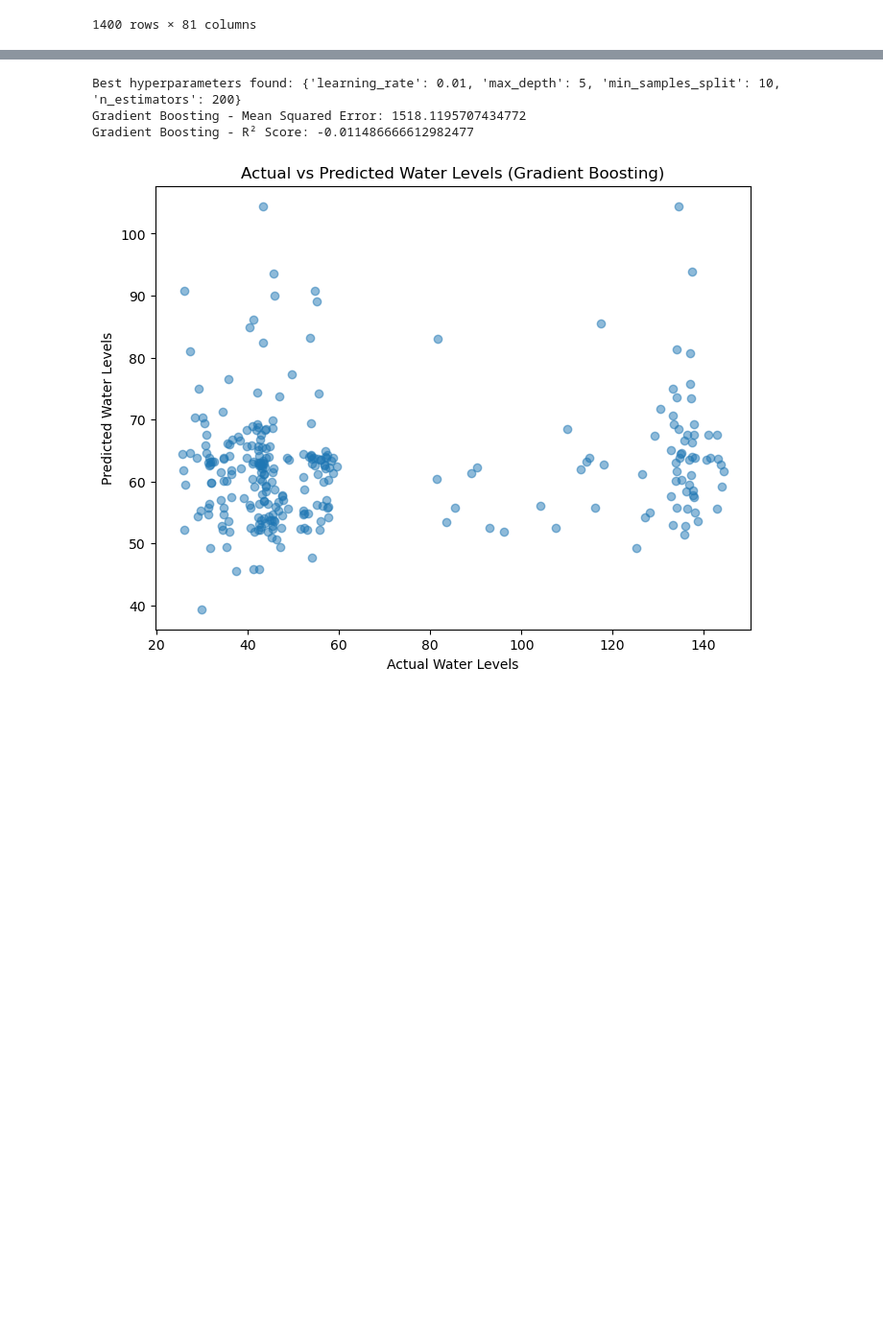
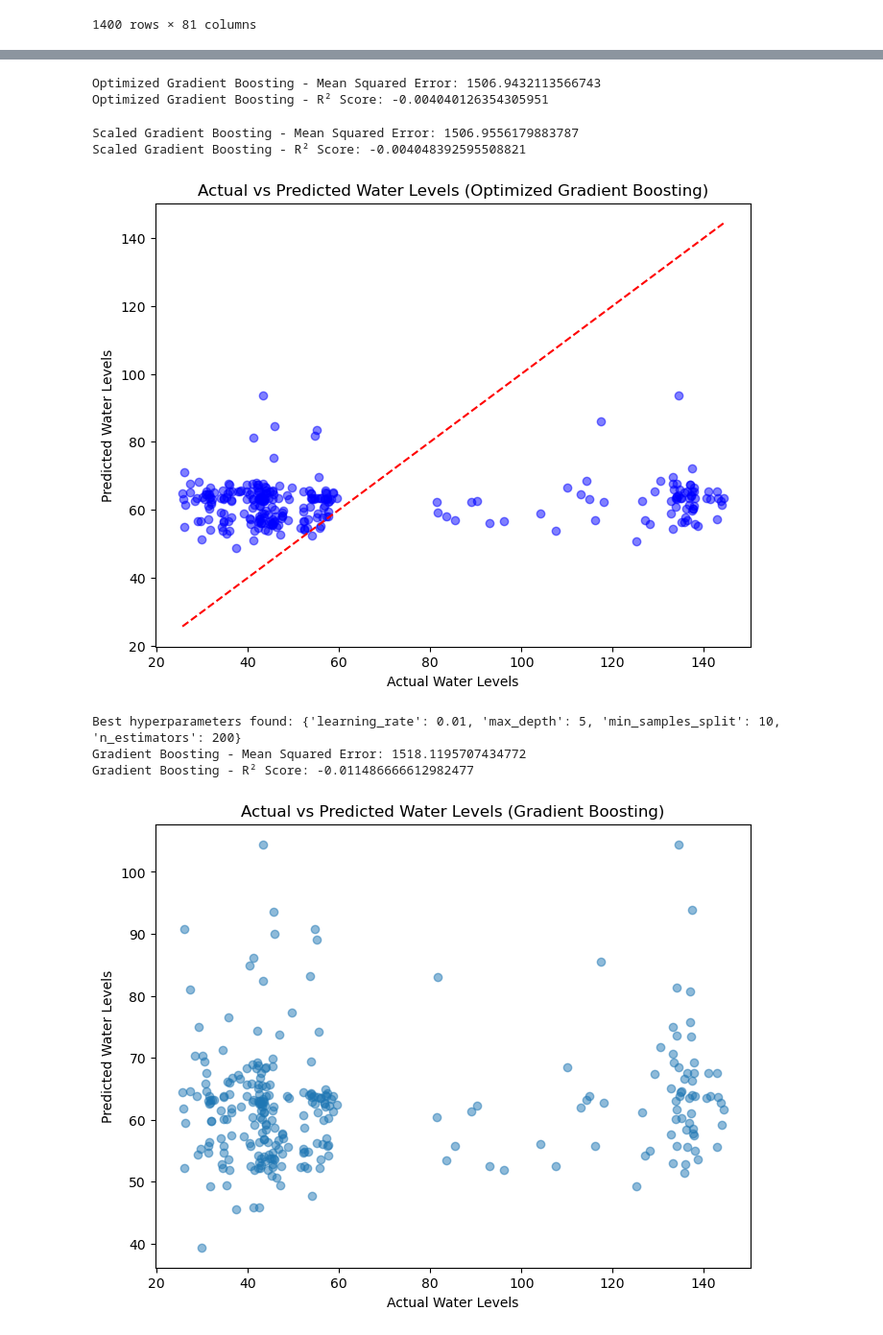
Before and after one commit to Futuroent/Iron_Hack_Water_in_Tunisia, a Jupyter notebook: notebooks/Water_Tunisia_notebook.ipynb, the cells around one changed output, grey strips where cells are left out. Shown at 96% size. Saved outputs shown, nothing was run; the diff lists cells and outputs as text; code cells hidden in the pictures; blank space fills up the shorter version.

```diff
--- a/notebooks/Water_Tunisia_notebook.ipynb
+++ b/notebooks/Water_Tunisia_notebook.ipynb
@@ -972,3 +1137,63 @@ Best hyperparameters found: {'learning_rate': 0.01, 'max_depth': 5, 'min_samples
+# %%
+# Train the Gradient Boosting model with the best parameters
+best_gbr_model = GradientBoostingRegressor(
+    n_estimators=best_params['n_estimators'],
+    learning_rate=best_params['learning_rate'],
+    max_depth=best_params['max_depth'],
+    min_samples_split=best_params['min_samples_split'],
+    random_state=42
+)
+
+best_gbr_model.fit(X_train, y_train)
+
+# Make predictions on the test set
+y_pred_gbr = best_gbr_model.predict(X_test)
+
+# Step 3: Evaluate the model
+mse_gbr = mean_squared_error(y_test, y_pred_gbr)
+r2_gbr = r2_score(y_test, y_pred_gbr)
+
+print(f"Optimized Gradient Boosting - Mean Squared Error: {mse_gbr}")
+print(f"Optimized Gradient Boosting - R² Score: {r2_gbr}")
+# %% [output]
+Optimized Gradient Boosting - Mean Squared Error: 1506.9432113566743
+Optimized Gradient Boosting - R² Score: -0.004040126354305951
+# %%
+from sklearn.preprocessing import StandardScaler
+
+# Initialize the scaler
+scaler = StandardScaler()
+
+# Apply scaling to the features
+X_train_scaled = scaler.fit_transform(X_train)
+X_test_scaled = scaler.transform(X_test)
+
+# Use the scaled data in the Gradient Boosting Regressor
+best_gbr_model.fit(X_train_scaled, y_train)
+y_pred_scaled_gbr = best_gbr_model.predict(X_test_scaled)
+
+# Evaluate the scaled model
+mse_scaled_gbr = mean_squared_error(y_test, y_pred_scaled_gbr)
+r2_scaled_gbr = r2_score(y_test, y_pred_scaled_gbr)
+
+print(f"Scaled Gradient Boosting - Mean Squared Error: {mse_scaled_gbr}")
+print(f"Scaled Gradient Boosting - R² Score: {r2_scaled_gbr}")
+# %% [output]
+Scaled Gradient Boosting - Mean Squared Error: 1506.9556179883787
+Scaled Gradient Boosting - R² Score: -0.004048392595508821
+# %%
+import matplotlib.pyplot as plt
+
+# Plot Actual vs Predicted for Gradient Boosting
+plt.figure(figsize=(8, 6))
+plt.scatter(y_test, y_pred_gbr, alpha=0.5, color='blue')
+plt.xlabel('Actual Water Levels')
+plt.ylabel('Predicted Water Levels')
+plt.title('Actual vs Predicted Water Levels (Optimized Gradient Boosting)')
+plt.plot([min(y_test), max(y_test)], [min(y_test), max(y_test)], color='red', linestyle='--')
+plt.show()
+# %% [output]
+[figure, added]
 # %%
 from sklearn.ensemble import GradientBoostingRegressor
 from sklearn.model_selection import GridSearchCV
```
Also changed, not shown: parts of 8 cells of this notebook, 1 other file.
